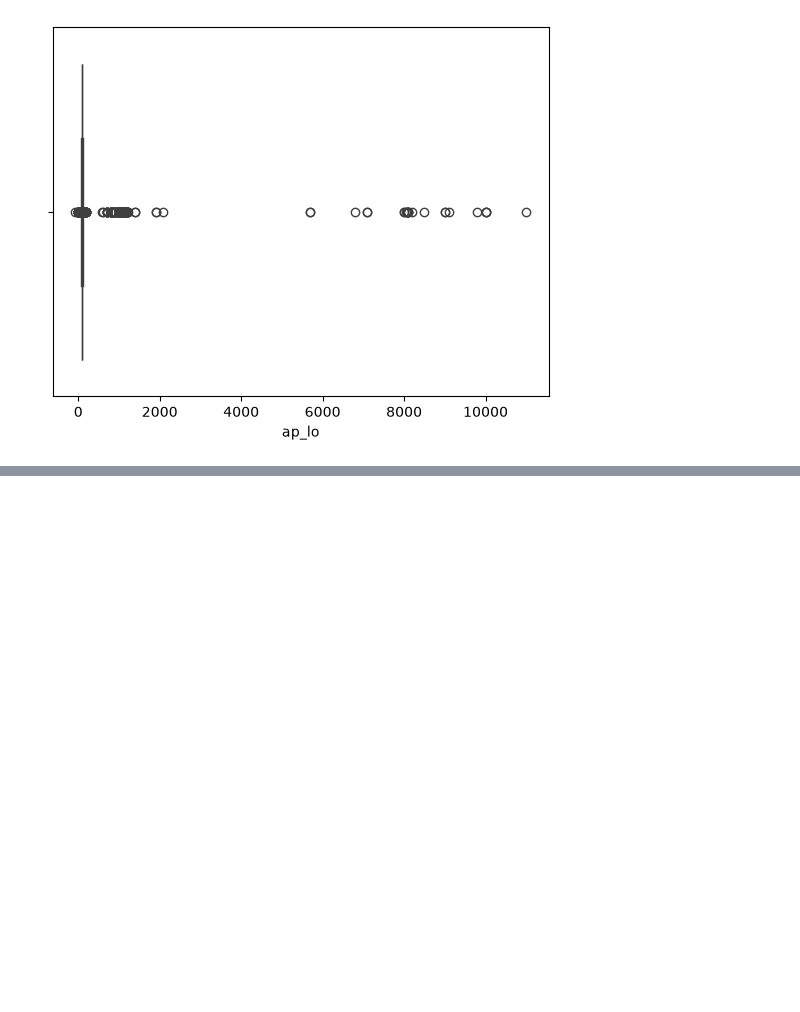
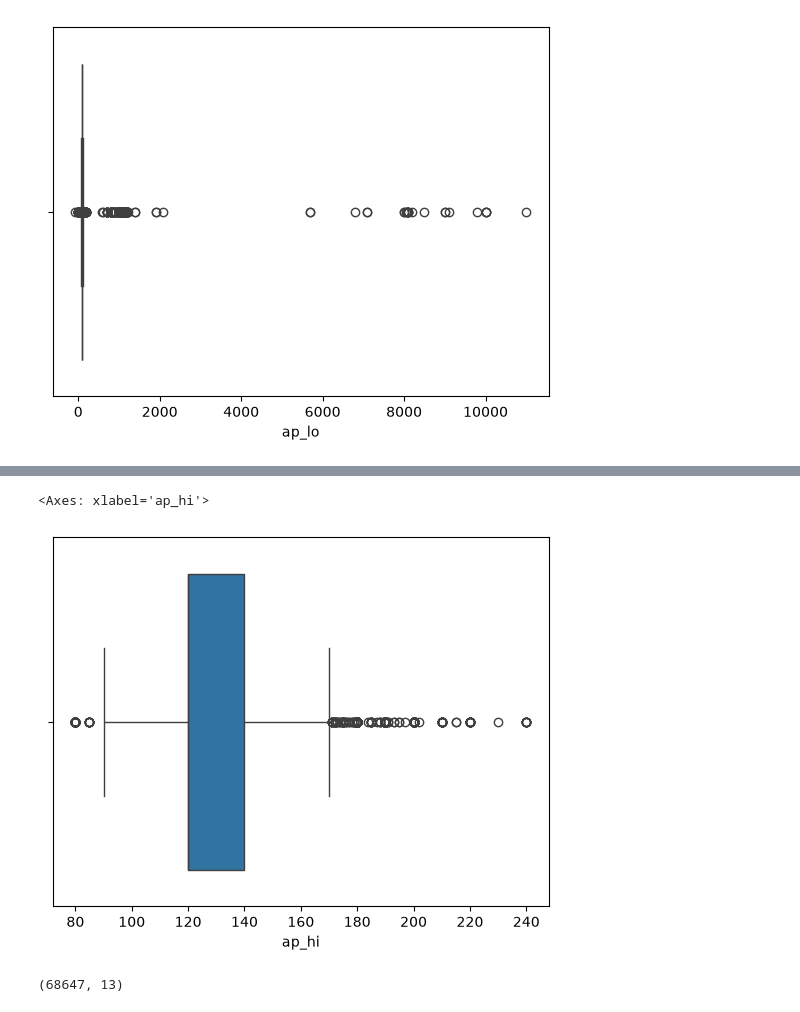
Before and after one commit to aon-muhammad/HeartDiseasePrediction, a Jupyter notebook: model.ipynb, the cells around one changed output, grey strips where cells are left out. Saved outputs shown, nothing was run; the diff lists cells and outputs as text; code cells hidden in the pictures; blank space fills up the shorter version.

```diff
--- a/model.ipynb
+++ b/model.ipynb
@@ -158,0 +168,10 @@ sns.boxplot(df1,x='ap_lo')
+# %%
+sns.boxplot(df1,x='ap_hi')
+# %% [output]
+<Axes: xlabel='ap_hi'>
+[figure, added]
+# %%
+df1.shape
+# A large number of rows has been removed
+# %% [output]
+(68647, 13)
```
Also changed, not shown: parts of 41 cells of this notebook.
